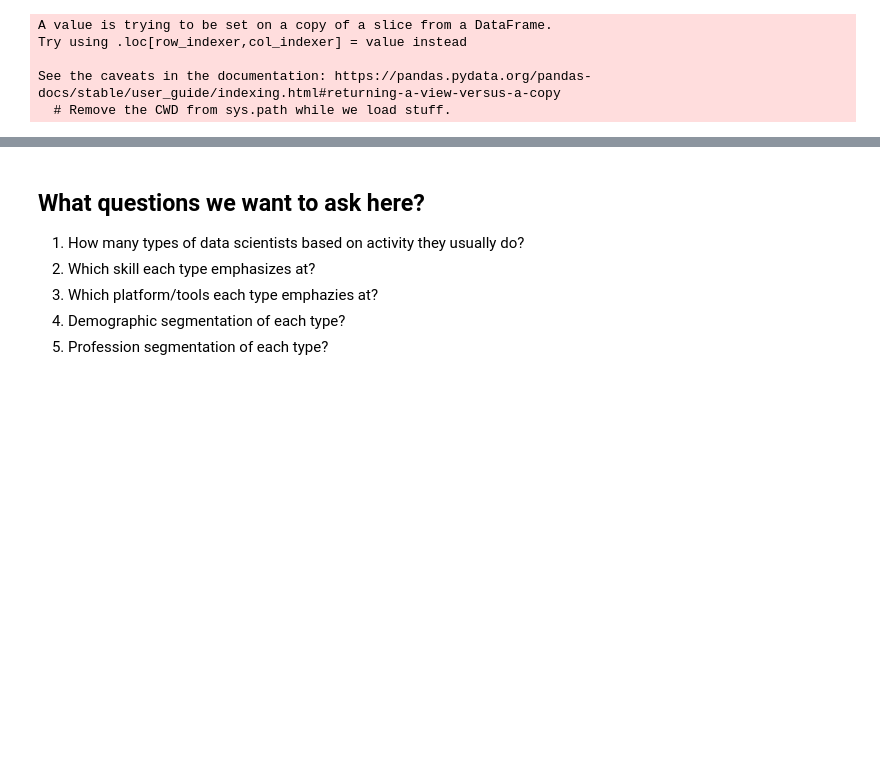
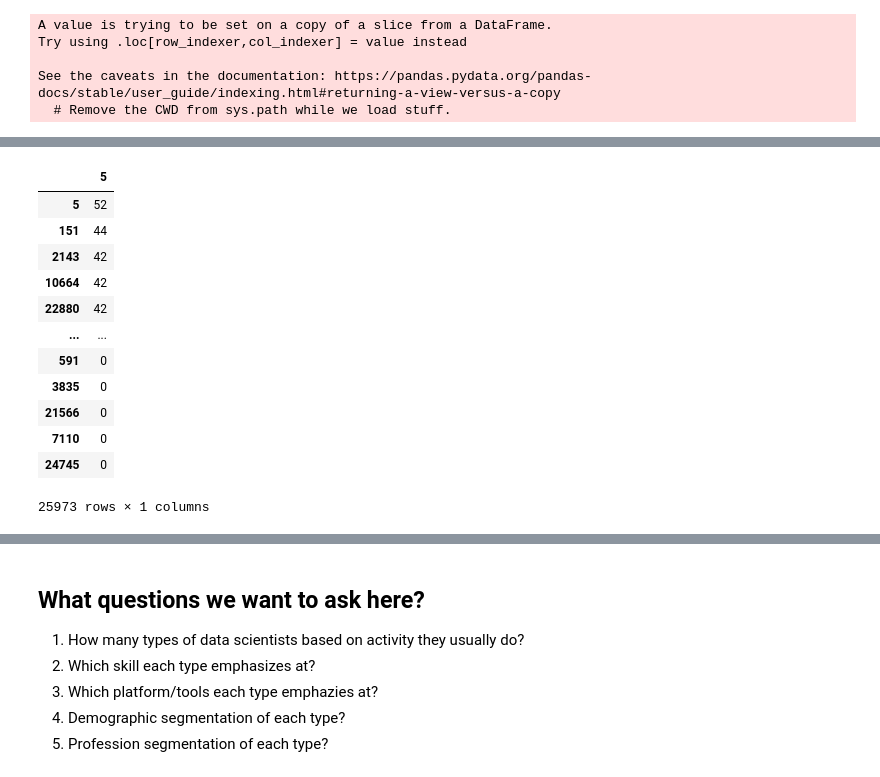
Before and after one commit to thecrossed/kaggle_survey_2021, a Jupyter notebook: what-do-data-scientists-usually-do.ipynb, the cells around one changed output, grey strips where cells are left out. Cells and saved outputs as stored; diff of their text form; code cells hidden in the pictures; blank space fills up the shorter version.

```diff
--- a/what-do-data-scientists-usually-do.ipynb
+++ b/what-do-data-scientists-usually-do.ipynb
@@ -156,3 +164,19 @@ data_matrix
+# %%
+data_matrix[[5]].sort_values(by = 5, ascending = False)
+# %% [output]
+|  | 5 |
+| 5 | 52 |
+| 151 | 44 |
+| 2143 | 42 |
+| 10664 | 42 |
+| 22880 | 42 |
+| ... | ... |
+| 591 | 0 |
+| 3835 | 0 |
+| 21566 | 0 |
+| 7110 | 0 |
+| 24745 | 0 |
+25973 rows × 1 columns
 # %%
 def closest_participant(participant_id, participant_matrix):
     """
```
Also changed, not shown: parts of 8 cells of this notebook.
